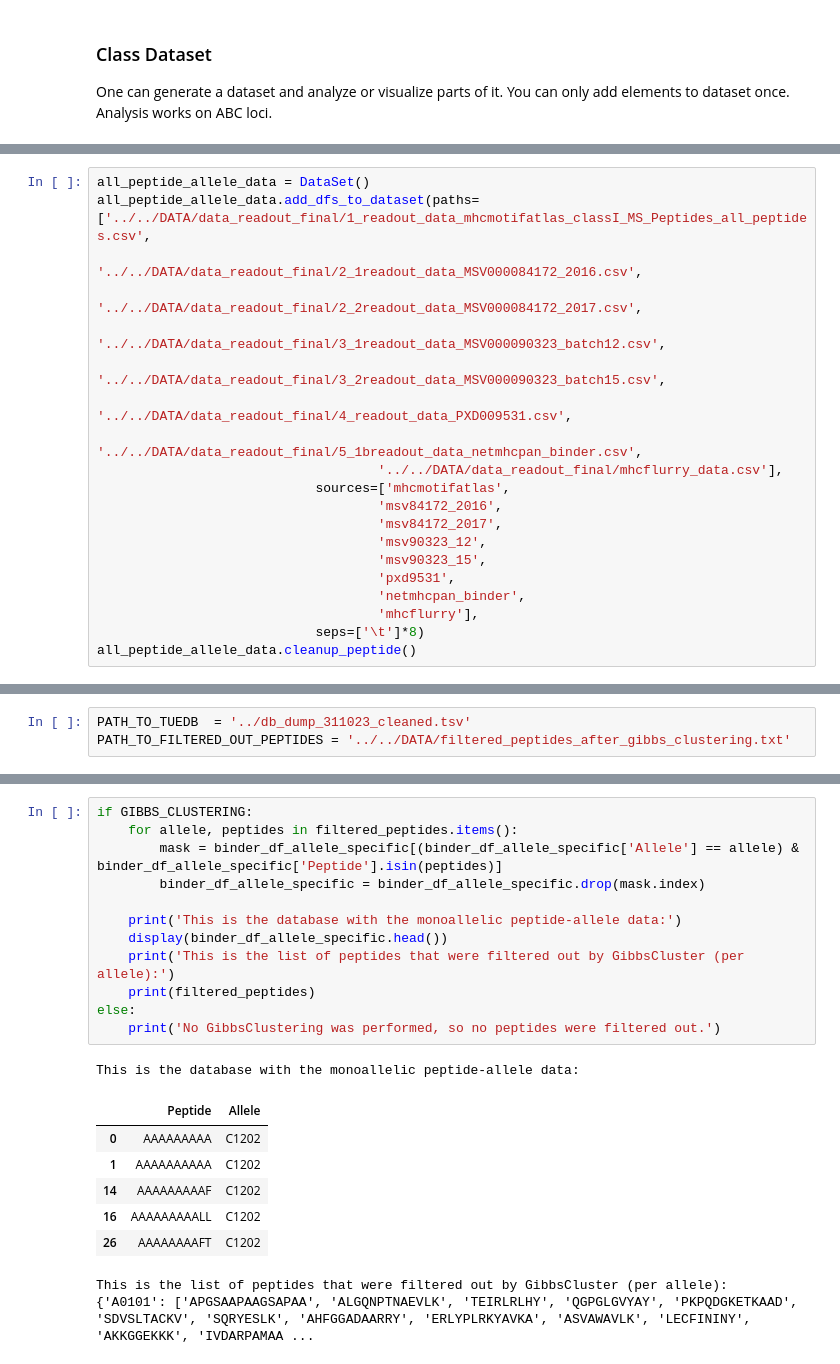
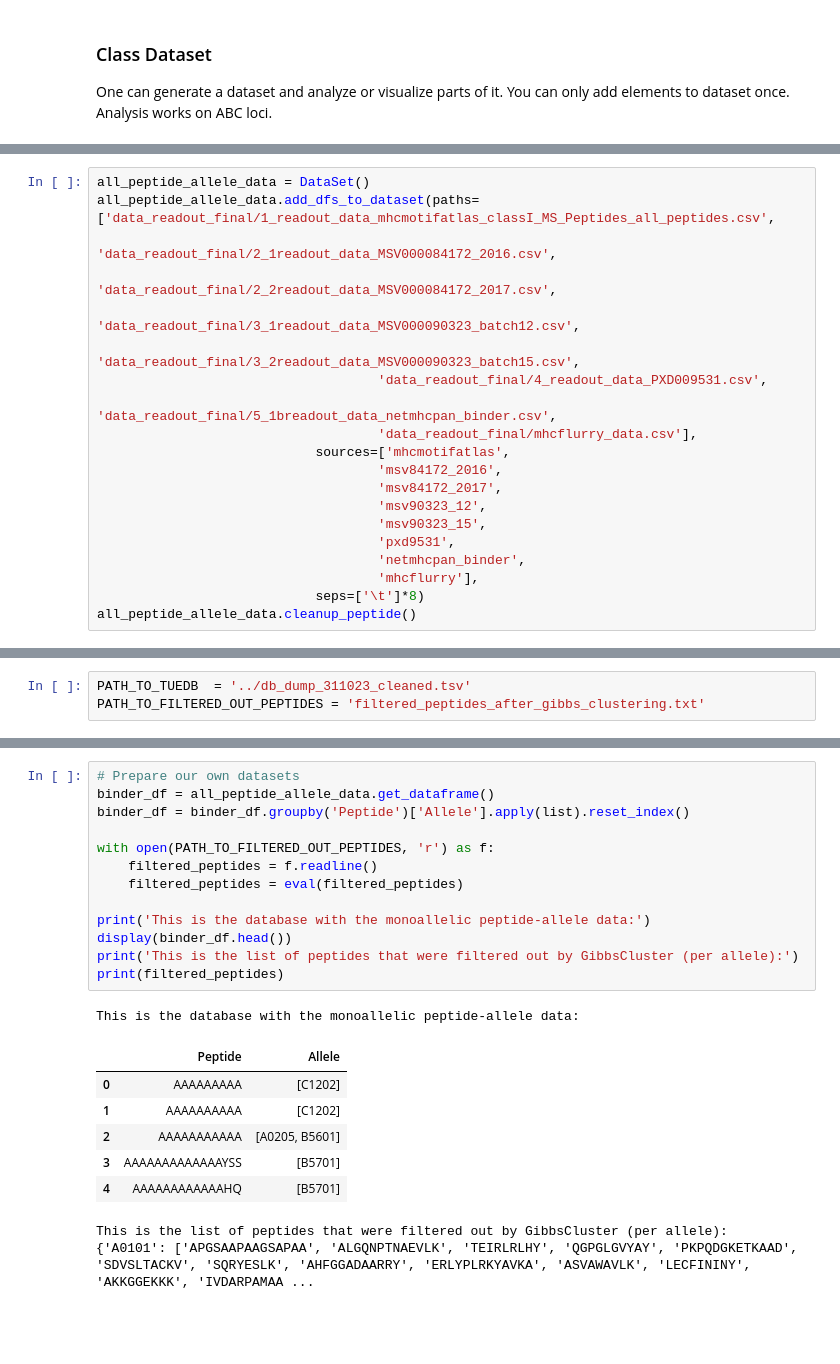
Before and after one commit to alina-bauer/peptide-centric-hla-typing, a Jupyter notebook: 3-Allele-associated-lookup-Approach/allele_associated_lookup_run_all_peptides.ipynb, the cells around one changed output, grey strips where cells are left out. Cells and saved outputs as stored; diff of their text form; blank space fills up the shorter version.

```diff
--- a/3-Allele-associated-data-Approach/allele_associated_dataset_run_allele_specific_peptides.ipynb
+++ b/3-Allele-associated-lookup-Approach/allele_associated_lookup_run_all_peptides.ipynb
@@ -86,13 +73,13 @@ def _check_dict_allele_specific(dict):
 # %%
 all_peptide_allele_data = DataSet()
-all_peptide_allele_data.add_dfs_to_dataset(paths=['../../DATA/data_readout_final/1_readout_data_mhcmotifatlas_classI_MS_Peptides_all_peptides.csv',
-                                    '../../DATA/data_readout_final/2_1readout_data_MSV000084172_2016.csv',
-                                    '../../DATA/data_readout_final/2_2readout_data_MSV000084172_2017.csv',
-                                    '../../DATA/data_readout_final/3_1readout_data_MSV000090323_batch12.csv',
-                                    '../../DATA/data_readout_final/3_2readout_data_MSV000090323_batch15.csv',
-                                    '../../DATA/data_readout_final/4_readout_data_PXD009531.csv',
-                                    '../../DATA/data_readout_final/5_1breadout_data_netmhcpan_binder.csv',
-                                    '../../DATA/data_readout_final/mhcflurry_data.csv'],
+all_peptide_allele_data.add_dfs_to_dataset(paths=['data_readout_final/1_readout_data_mhcmotifatlas_classI_MS_Peptides_all_peptides.csv',
+                                    'data_readout_final/2_1readout_data_MSV000084172_2016.csv',
+                                    'data_readout_final/2_2readout_data_MSV000084172_2017.csv',
+                                    'data_readout_final/3_1readout_data_MSV000090323_batch12.csv',
+                                    'data_readout_final/3_2readout_data_MSV000090323_batch15.csv',
+                                    'data_readout_final/4_readout_data_PXD009531.csv',
+                                    'data_readout_final/5_1breadout_data_netmhcpan_binder.csv',
+                                    'data_readout_final/mhcflurry_data.csv'],
                             sources=['mhcmotifatlas',
                                     'msv84172_2016',
                                     'msv84172_2017',
@@ -114,3 +107,3 @@ GIBBS_CLUSTERING = True
 # %%
 PATH_TO_TUEDB  = '../db_dump_311023_cleaned.tsv'
-PATH_TO_FILTERED_OUT_PEPTIDES = '../../DATA/filtered_peptides_after_gibbs_clustering.txt'
+PATH_TO_FILTERED_OUT_PEPTIDES = 'filtered_peptides_after_gibbs_clustering.txt'
@@ -130,22 +110,23 @@ with open(PATH_TO_FILTERED_OUT_PEPTIDES, 'r') as f:
 # %%
-if GIBBS_CLUSTERING:
-    for allele, peptides in filtered_peptides.items():
-        mask = binder_df_allele_specific[(binder_df_allele_specific['Allele'] == allele) & binder_df_allele_specific['Peptide'].isin(peptides)]
-        binder_df_allele_specific = binder_df_allele_specific.drop(mask.index)
+# Prepare our own datasets
+binder_df = all_peptide_allele_data.get_dataframe()
+binder_df = binder_df.groupby('Peptide')['Allele'].apply(list).reset_index()
 
-    print('This is the database with the monoallelic peptide-allele data:')
-    display(binder_df_allele_specific.head())
-    print('This is the list of peptides that were filtered out by GibbsCluster (per allele):')
-    print(filtered_peptides)
-else:
-    print('No GibbsClustering was performed, so no peptides were filtered out.')
+with open(PATH_TO_FILTERED_OUT_PEPTIDES, 'r') as f:
+    filtered_peptides = f.readline()
+    filtered_peptides = eval(filtered_peptides)
+
+print('This is the database with the monoallelic peptide-allele data:')
+display(binder_df.head())
+print('This is the list of peptides that were filtered out by GibbsCluster (per allele):')
+print(filtered_peptides)
 # %% [output]
 This is the database with the monoallelic peptide-allele data:
 |  | Peptide | Allele |
-| 0 | AAAAAAAAA | C1202 |
-| 1 | AAAAAAAAAA | C1202 |
-| 14 | AAAAAAAAAF | C1202 |
-| 16 | AAAAAAAAALL | C1202 |
-| 26 | AAAAAAAAFT | C1202 |
+| 0 | AAAAAAAAA | [C1202] |
+| 1 | AAAAAAAAAA | [C1202] |
+| 2 | AAAAAAAAAAA | [A0205, B5601] |
+| 3 | AAAAAAAAAAAAAYSS | [B5701] |
+| 4 | AAAAAAAAAAAAHQ | [B5701] |
 This is the list of peptides that were filtered out by GibbsCluster (per allele):
 {'A0101': ['APGSAAPAAGSAPAA', 'ALGQNPTNAEVLK', 'TEIRLRLHY', 'QGPGLGVYAY', 'PKPQDGKETKAAD', 'SDVSLTACKV', 'SQRYESLK', 'AHFGGADAARRY', 'ERLYPLRKYAVKA', 'ASVAWAVLK', 'LECFININY', 'AKKGGEKKK', 'IVDARPAMAA ...
```
Also changed, not shown: parts of 16 cells of this notebook, 56 other files.
